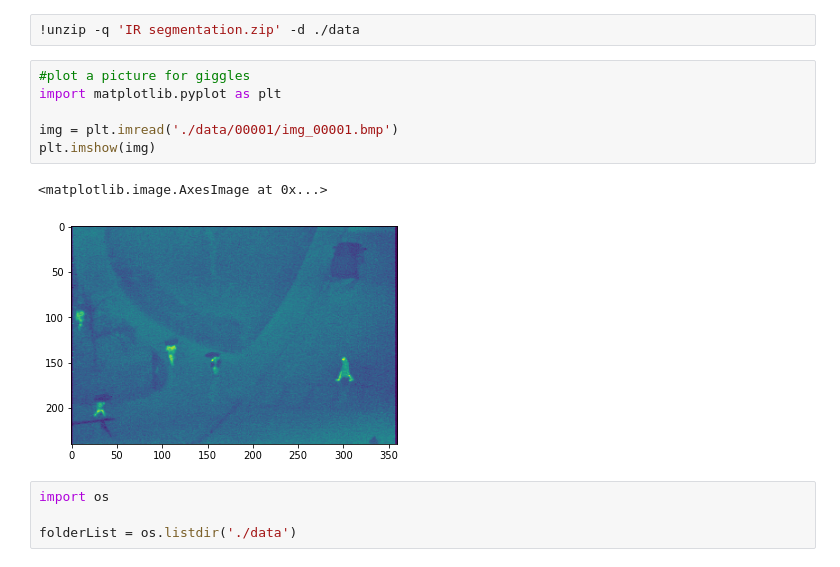
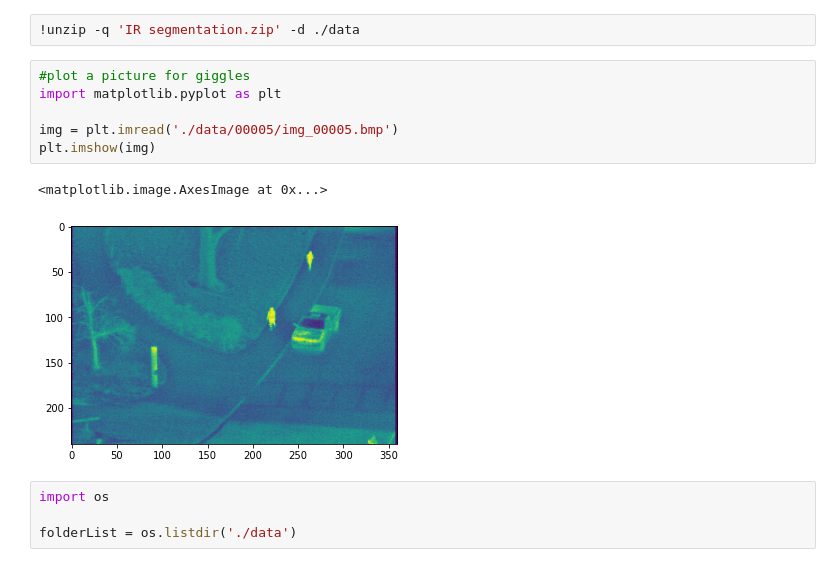
Before and after one commit to evan-person/100DaysCodeCoursework, a Jupyter notebook: computerVision/IRsegmentation.ipynb, the cells around one changed output. Drawn from its saved outputs; the diff is of its cells as text.

```diff
--- a/computerVision/IRsegmentation.ipynb
+++ b/computerVision/IRsegmentation.ipynb
@@ -17,12 +17,12 @@ Mounted at /content/gdrive
 # %%
 #plot a picture for giggles
 import matplotlib.pyplot as plt
 
-img = plt.imread('./data/00001/img_00001.bmp')
+img = plt.imread('./data/00005/img_00005.bmp')
 plt.imshow(img)
 # %% [output]
 <matplotlib.image.AxesImage at 0x...>
-[figure, old version]
+[figure, new version]
 # %%
 import os
 
```
Also changed, not shown: parts of 38 cells of this notebook.
